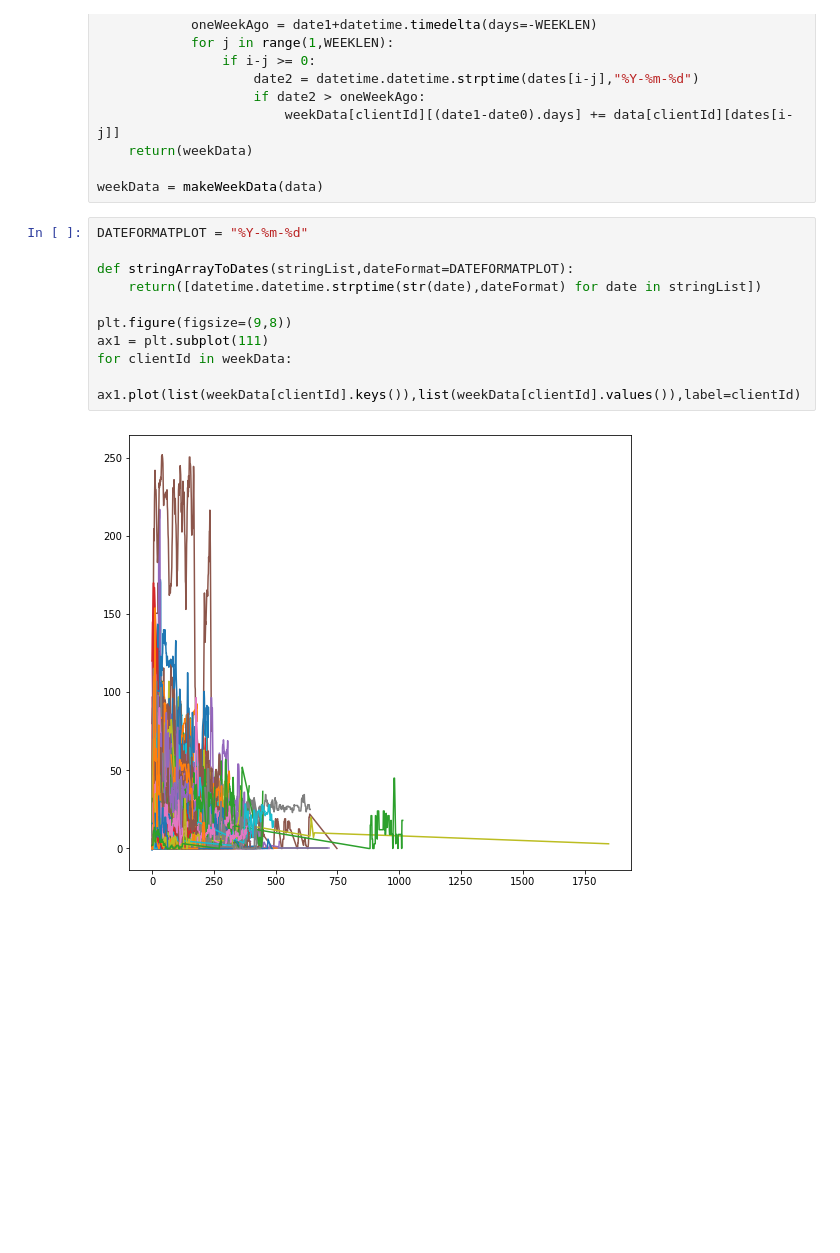
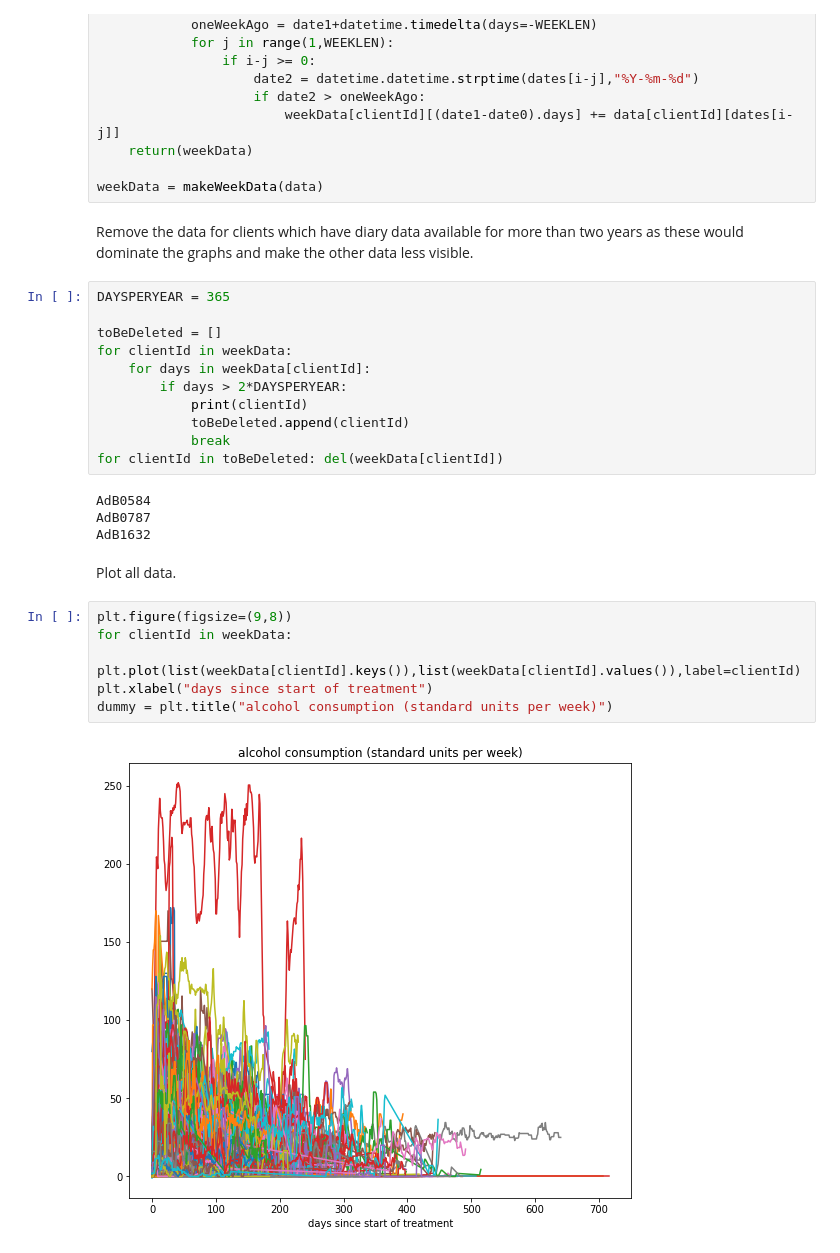
Before and after one commit to e-mental-health/orange-hackathon, a Jupyter notebook: orangehackathon/jupyter/diaries.ipynb, the cells around one changed output. Saved outputs shown, nothing was run; the diff lists cells and outputs as text; blank space fills up the shorter version.

Commit message:
expanded consumption analysis

```diff
--- a/orangehackathon/jupyter/diaries.ipynb
+++ b/orangehackathon/jupyter/diaries.ipynb
@@ -51,15 +56,30 @@ def makeWeekData(data):
     return(weekData)
 
 weekData = makeWeekData(data)
+# %% [markdown]
+Remove the data for clients which have diary data available for more than two years as these would dominate the graphs and make the other data less visible.
+# %%
+DAYSPERYEAR = 365
+
+toBeDeleted = []
+for clientId in weekData:
+    for days in weekData[clientId]:
+        if days > 2*DAYSPERYEAR:
+            print(clientId)
+            toBeDeleted.append(clientId)
+            break
+for clientId in toBeDeleted: del(weekData[clientId])
+# %% [output]
+AdB0584
+AdB0787
+AdB1632
+# %% [markdown]
+Plot all data.
 # %%
-DATEFORMATPLOT = "%Y-%m-%d"
-
-def stringArrayToDates(stringList,dateFormat=DATEFORMATPLOT):
-    return([datetime.datetime.strptime(str(date),dateFormat) for date in stringList])
-
 plt.figure(figsize=(9,8))
-ax1 = plt.subplot(111)
 for clientId in weekData:
-    ax1.plot(list(weekData[clientId].keys()),list(weekData[clientId].values()),label=clientId)
+    plt.plot(list(weekData[clientId].keys()),list(weekData[clientId].values()),label=clientId)
+plt.xlabel("days since start of treatment")
+dummy = plt.title("alcohol consumption (standard units per week)")
 # %% [output]
-[figure, old version]
+[figure, new version]
```
Also changed, not shown: parts of 27 cells of this notebook.
